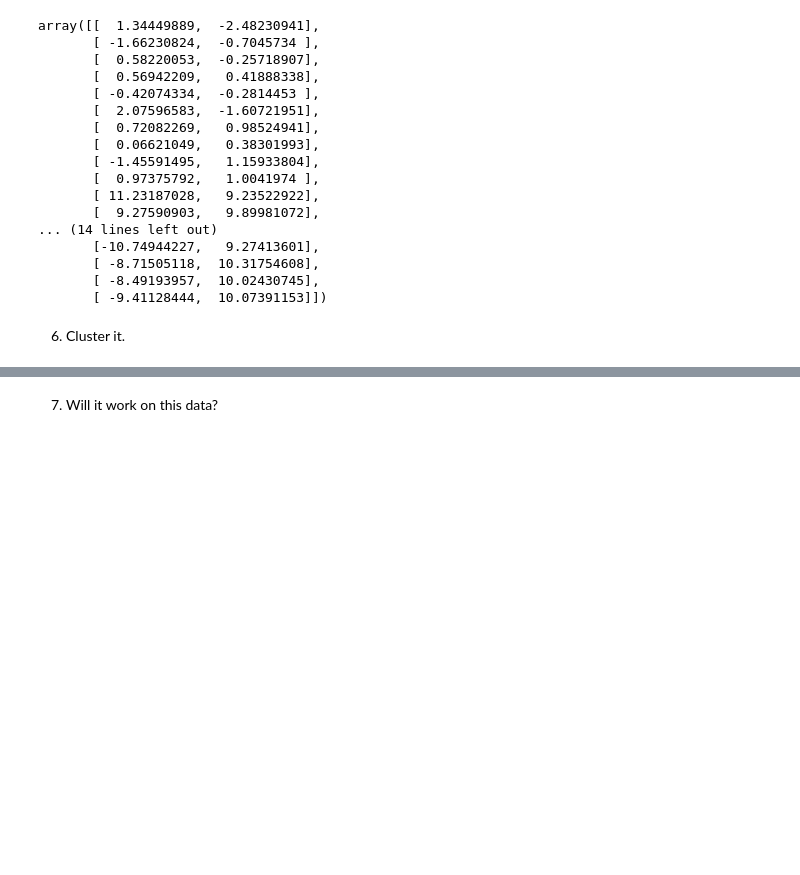
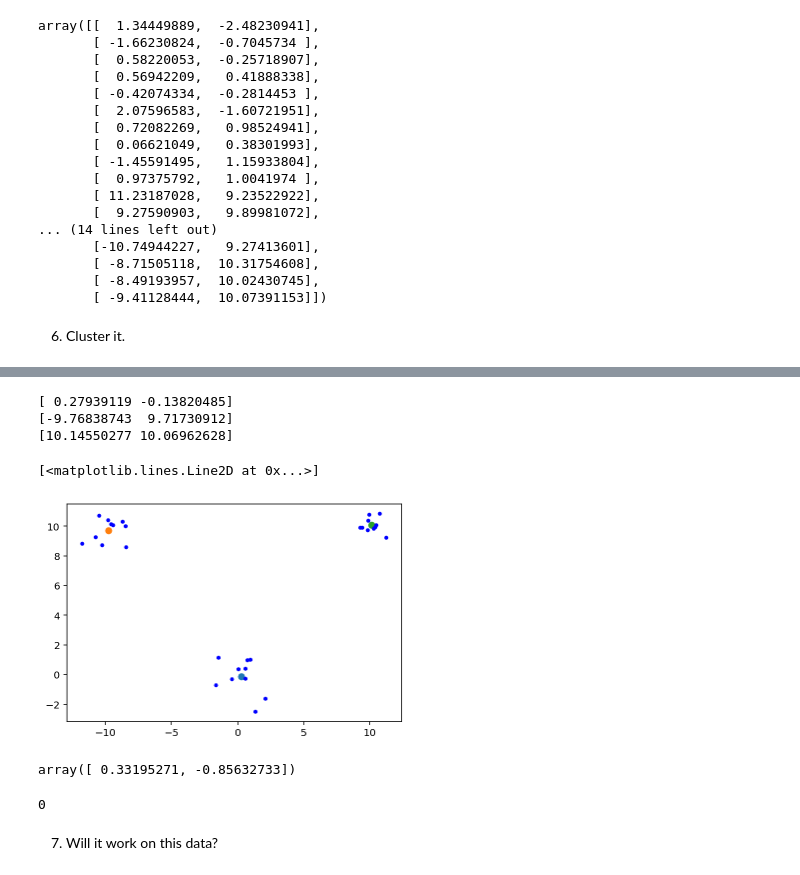
Before and after one commit to muic-pattern-rekt-2018/Exercise7, a Jupyter notebook: Low Rank Approximation and Clustering Problem.ipynb, the cells around one changed output, grey strips where cells are left out. Saved outputs shown, nothing was run; the diff lists cells and outputs as text; code cells hidden in the pictures; blank space fills up the shorter version.

Commit message:
finish kmean

```diff
--- a/Low Rank Approximation and Clustering Problem.ipynb
+++ b/Low Rank Approximation and Clustering Problem.ipynb
@@ -140,13 +140,32 @@ from typing import Optional
 FArray2D = np.ndarray
 FArray = np.ndarray
 
+
 class KMean:
     def __init__(self, n_cluster: int):
         self.n_cluster = n_cluster
         self.centroids: Optional[FArray2D] = None
 
-    def train(self, data: FArray2D):
-        ...
+    def train(self, data: FArray2D, n=100):
+        self.centroids = self.initial_points(data)
+        for i in range(n):
+            cr = self.cluster(data)
+            for i in range(self.n_cluster):
+                self.centroids[i] = np.average(data[cr == i], axis=0)
+
+    def initial_points(self, data: FArray2D):
+        n_data = len(data)
+        idx = np.random.randint(n_data, size=self.n_cluster)
+        return data[idx]
 
     def cluster(self, data: FArray2D) -> FArray:
-        ...
+        ret = []
+        for row in data:
+            distances = np.sum((row - self.centroids)**2, axis=1)
+            ret.append(np.argmin(distances))
+        return np.array(ret)
+
+    def draw_centroid(self):
+        for row in self.centroids:
+            print(row)
+            plt.plot([row[0]], [row[1]], 'o')
@@ -154,0 +172,12 @@ SyntaxError: invalid syntax (<ipython-input-1-1abd356cbaaa>, line 7)
+# %%
+kmean = KMean(3)
+kmean.train(xs)
+# %%
+kmean.draw_centroid()
+plt.plot(xs[:,0], xs[:, 1], '.b')
+# %% [output]
+[ 0.27939119 -0.13820485]
+[-9.76838743  9.71730912]
+[10.14550277 10.06962628]
+[<matplotlib.lines.Line2D at 0x...>]
+[figure, added]
@@ -155,3 +186,12 @@ SyntaxError: invalid syntax (<ipython-input-1-1abd356cbaaa>, line 7)
+# %%
+np.average(s, axis=0)
+# %% [output]
+array([ 0.33195271, -0.85632733])
+# %%
+centroids = np.array([[0,1],[1,2]])
+np.argmin(np.sum((xs[0] - centroids)**2, axis=1))
+# %% [output]
+0
 # %% [markdown]
 7) Will it work on this data?
 # %%
```
Also changed, not shown: parts of 2 cells of this notebook.
